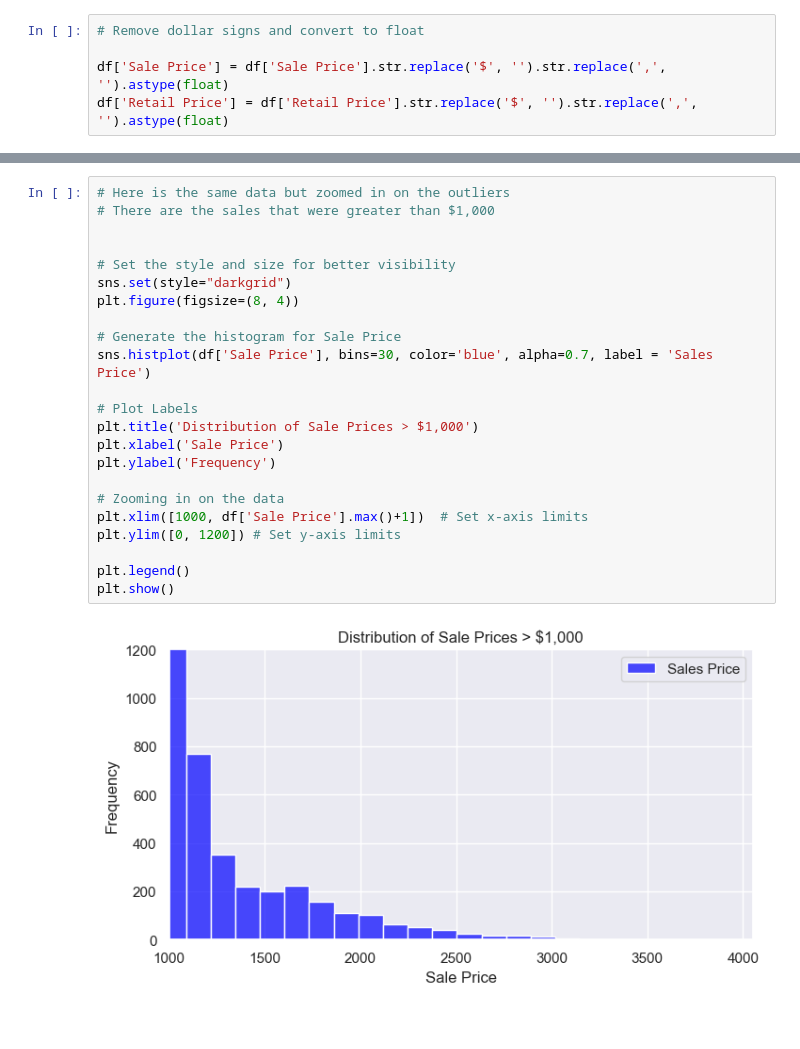
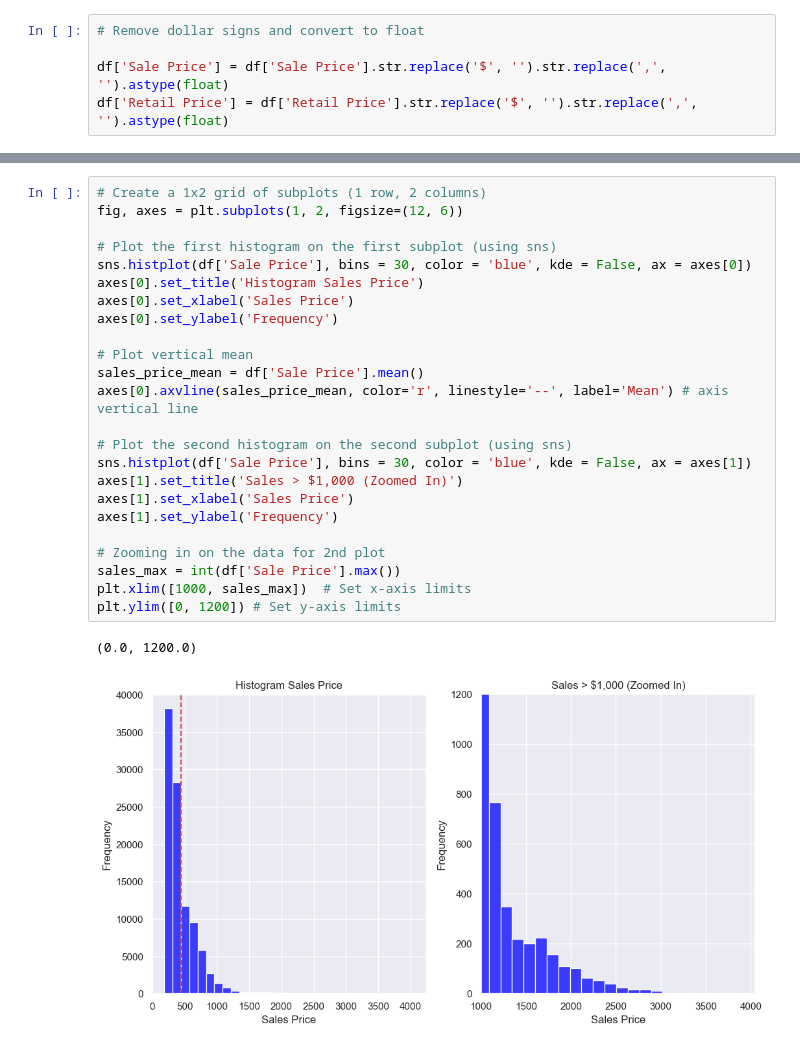
Before and after one commit to Chris-Goyette/sneaker_analysis, a Jupyter notebook: StockX_Sneaker_Analysis.ipynb, the cells around one changed output, grey strips where cells are left out. Cells and saved outputs as stored; diff of their text form; blank space fills up the shorter version.

Commit message:
feat: refactors code and cleans up plots.

```diff
--- a/StockX_Sneaker_Analysis.ipynb
+++ b/StockX_Sneaker_Analysis.ipynb
@@ -157,25 +109,27 @@ In summary, this code snippet dynamically sets the x-axis tick marks based on th
-# %%
-# Here is the same data but zoomed in on the outliers
-# There are the sales that were greater than $1,000
-
-
-# Set the style and size for better visibility
-sns.set(style="darkgrid")
-plt.figure(figsize=(8, 4))
-
-# Generate the histogram for Sale Price
-sns.histplot(df['Sale Price'], bins=30, color='blue', alpha=0.7, label = 'Sales Price')
-
-# Plot Labels
-plt.title('Distribution of Sale Prices > $1,000')
-plt.xlabel('Sale Price')
-plt.ylabel('Frequency')
-
-# Zooming in on the data
-plt.xlim([1000, df['Sale Price'].max()+1])  # Set x-axis limits
-plt.ylim([0, 1200]) # Set y-axis limits
-
-plt.legend()
-plt.show()
-# %% [output]
-[figure, removed]
+# %%
+# Create a 1x2 grid of subplots (1 row, 2 columns)
+fig, axes = plt.subplots(1, 2, figsize=(12, 6))
+
+# Plot the first histogram on the first subplot (using sns)
+sns.histplot(df['Sale Price'], bins = 30, color = 'blue', kde = False, ax = axes[0])
+axes[0].set_title('Histogram Sales Price')
+axes[0].set_xlabel('Sales Price')
+axes[0].set_ylabel('Frequency')
+
+# Plot vertical mean
+sales_price_mean = df['Sale Price'].mean()
+axes[0].axvline(sales_price_mean, color='r', linestyle='--', label='Mean') # axis vertical line
+
+# Plot the second histogram on the second subplot (using sns)
+sns.histplot(df['Sale Price'], bins = 30, color = 'blue', kde = False, ax = axes[1])
+axes[1].set_title('Sales > $1,000 (Zoomed In)')
+axes[1].set_xlabel('Sales Price')
+axes[1].set_ylabel('Frequency')
+
+# Zooming in on the data for 2nd plot
+sales_max = int(df['Sale Price'].max())
+plt.xlim([1000, sales_max])  # Set x-axis limits
+plt.ylim([0, 1200]) # Set y-axis limits
+# %% [output]
+(0.0, 1200.0)
+[figure, added]
```
Also changed, not shown: parts of 9 cells of this notebook.
